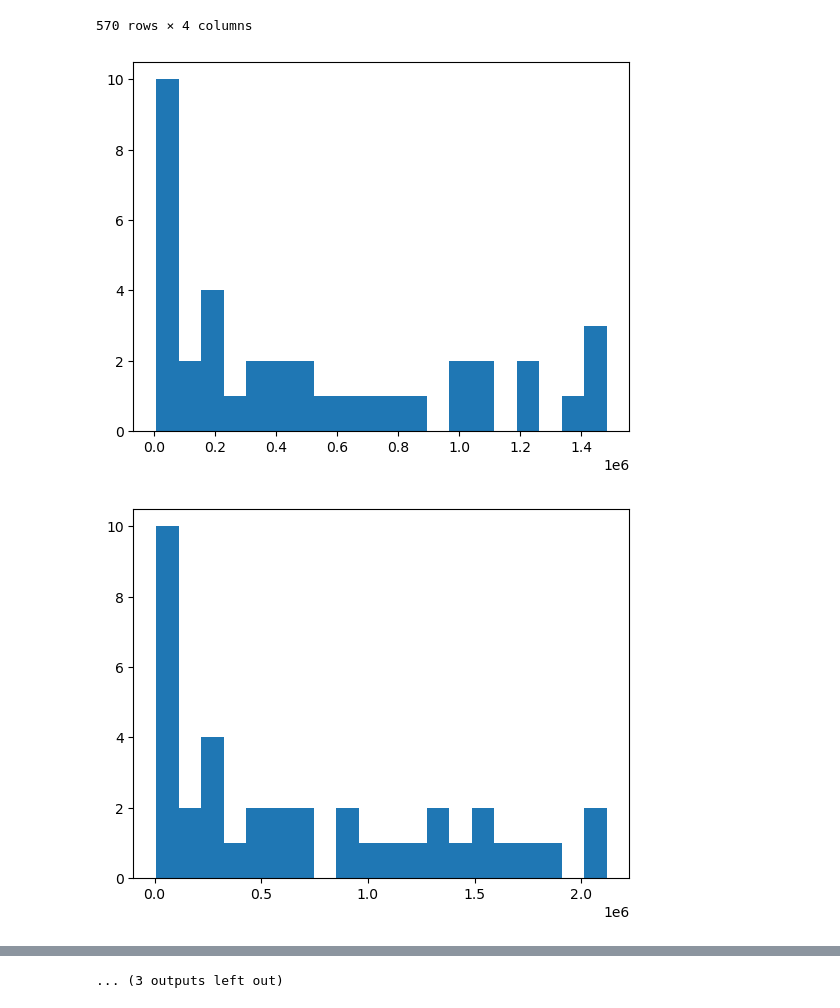
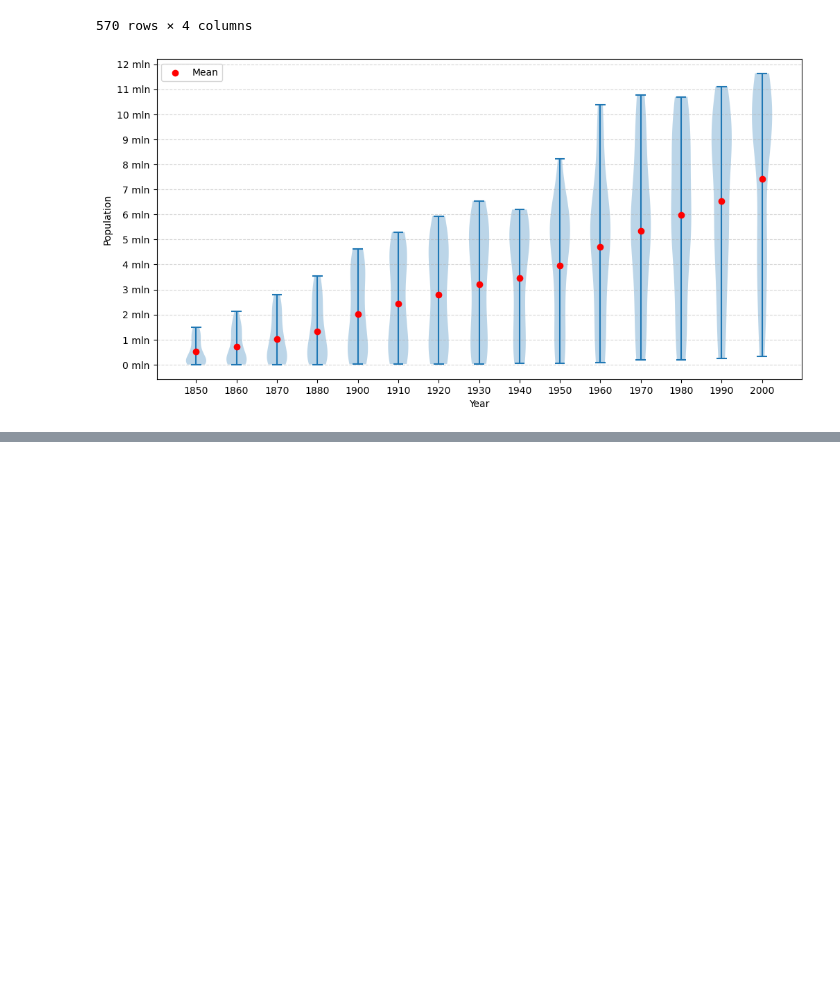
Before and after one commit to mak8427/data_visualization, a Jupyter notebook: problem-sheet-04/exercise05_davide.ipynb, the cells around one changed output, grey strips where cells are left out. Drawn from its saved outputs; the diff is of its cells as text; code cells hidden in the pictures; blank space fills up the shorter version.

```diff
--- a/problem-sheet-04/exercise05_davide.ipynb
+++ b/problem-sheet-04/exercise05_davide.ipynb
@@ -21,11 +21,40 @@ df
 | 569 | 2000 | 90 | 2 | 1064581 |
 570 rows × 4 columns
 # %%
-df_years = df.year.unique()
-for year in df_years:
-    df_year = df[df['year'] == year]
-    plt.hist(df_year.people, bins=20)
-    plt.show()
+from matplotlib.ticker import FuncFormatter
+
+def millions(x, pos):
+    return f'{x*1e-6:.0f} mln'
+
+
+
+df_years = sorted(df.year.unique())
+data = [df[df['year'] == y].people for y in df_years]
+positions = range(len(df_years))
+
+fig, ax = plt.subplots(figsize=(12, 6))
+ax.violinplot(data, positions=positions)
+
+means = [group.mean() for group in data]
+ax.scatter(positions, means, color='red', marker='o', zorder=3, label='Mean')
+
+# X-axis setup
+ax.set_xticks(positions)
+ax.set_xticklabels([str(y) for y in df_years])
+ax.set_xlabel('Year')
+ax.set_ylabel('Population')
+ax.legend()
+
+
+ax.grid(axis='y', linestyle='--', alpha=0.5)
+
+max_y = max([group.max() for group in data])
+ax.set_yticks(range(0, int(max_y) + 1_000_000, 1_000_000))
+
+
+
+ax.yaxis.set_major_formatter(FuncFormatter(millions))
+
+plt.show()
 # %% [output]
-[figure, old version]
+[figure, new version]
-[figure, removed]
@@ -42,3 +61,2 @@ for year in df_years:
-... (3 outputs left out)
 # %%
 df
```
Also changed, not shown: parts of 1 cell of this notebook.
